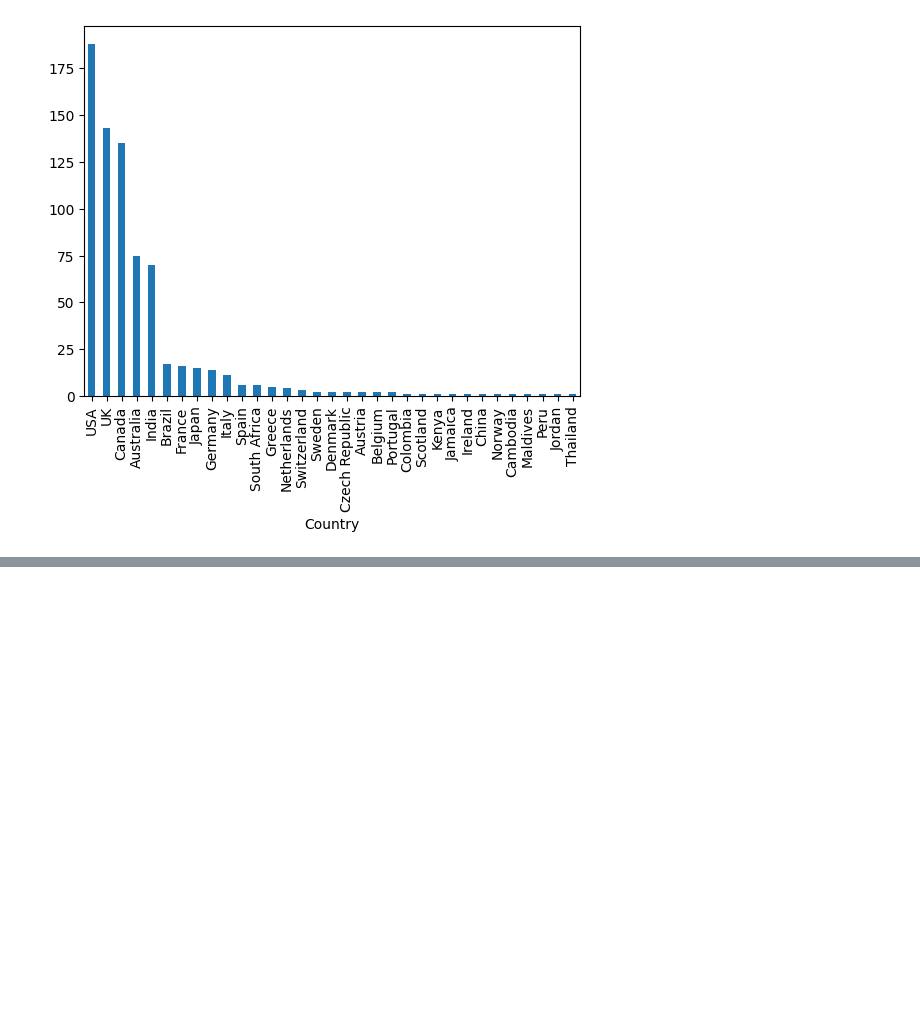
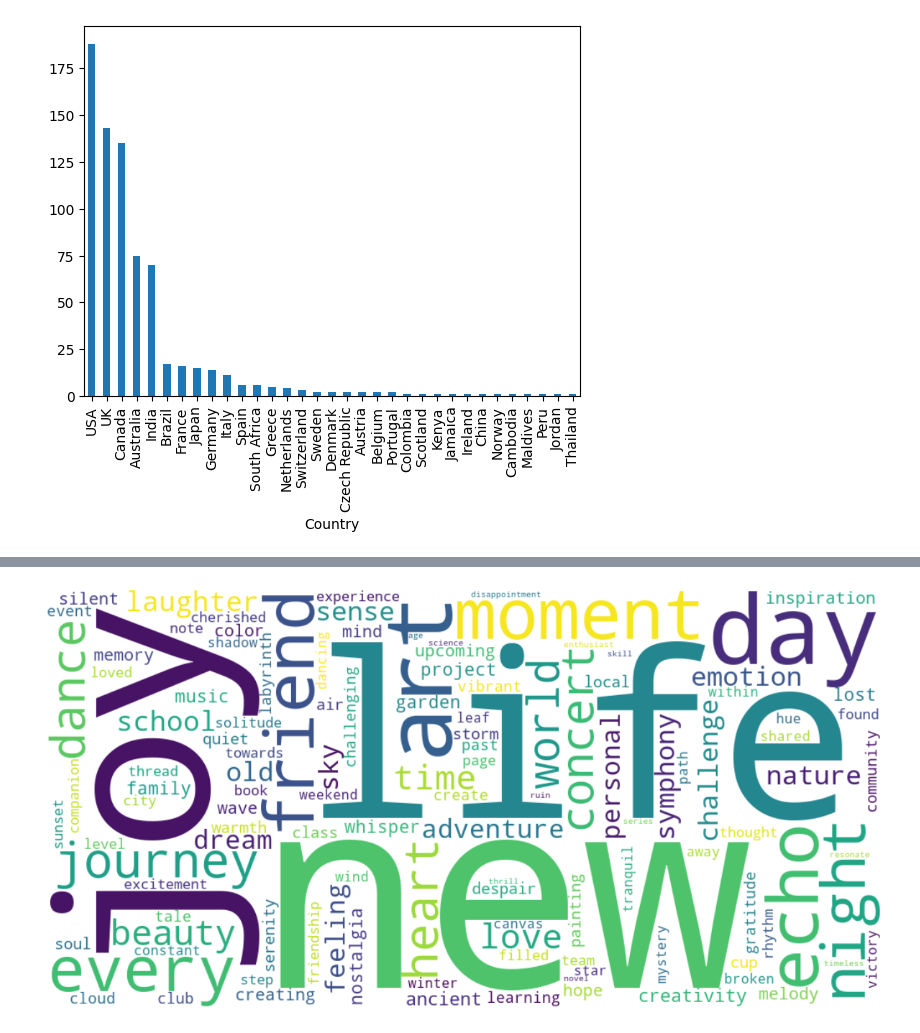
Before and after one commit to aishwaryakarki001/Social-Media-Sentiment-Analysis, a Jupyter notebook: Sentiment-Analysis.ipynb, the cells around one changed output, grey strips where cells are left out. Drawn from its saved outputs; the diff is of its cells as text; code cells hidden in the pictures; blank space fills up the shorter version.

```diff
--- a/Sentiment-Analysis.ipynb
+++ b/Sentiment-Analysis.ipynb
@@ -195,0 +223,26 @@ ttt
+# %%
+
+# Download NLTK data
+nltk.download('punkt')
+nltk.download('stopwords')
+nltk.download('wordnet')  # For lemmatization
+nltk.download('omw-1.4')
+nltk.download('vader_lexicon')
+
+
+# Initialize stopwords and lemmatizer
+stop_words = set(stopwords.words('english'))
+lm = WordNetLemmatizer()
+
+# Function for text preprocessing
+
+def text_transformation(text):
+    clean_text = []
+    for item in text:
+        new_item = re.sub('[^a-zA-Z]',' ',str(item))
+        new_item = new_item.lower()
+        new_item = new_item.split()
+        new_item = [lm.lemmatize(word) for word in new_item if word not in set(stopwords.words('english'))]
+        clean_text.append(' '.join(str(x) for x in new_item))
+    return clean_text
+sentiment_df["Cleaned_text"] = text_transformation(sentiment_df['Text'])
@@ -195,0 +279,20 @@ ttt
+# %%
+
+# Create the word cloud from the text data
+word_cloud = ""
+for row in sentiment_df['Cleaned_text']:
+    for word in row:
+        word_cloud += " ".join(word)
+
+# Generate the word cloud
+wordcloud = WordCloud(width=1000, height=500, background_color='white', min_font_size=10).generate(word_cloud)
+
+# Set the size of the figure
+plt.figure(figsize=(15, 8))  # Adjust the size here (width, height in inches)
+
+# Display the word cloud
+plt.imshow(wordcloud, interpolation='bilinear')
+plt.axis('off')  # Turn off axis labels
+plt.show()
+# %% [output]
+[figure, added]
```
Also changed, not shown: parts of 23 cells of this notebook.
